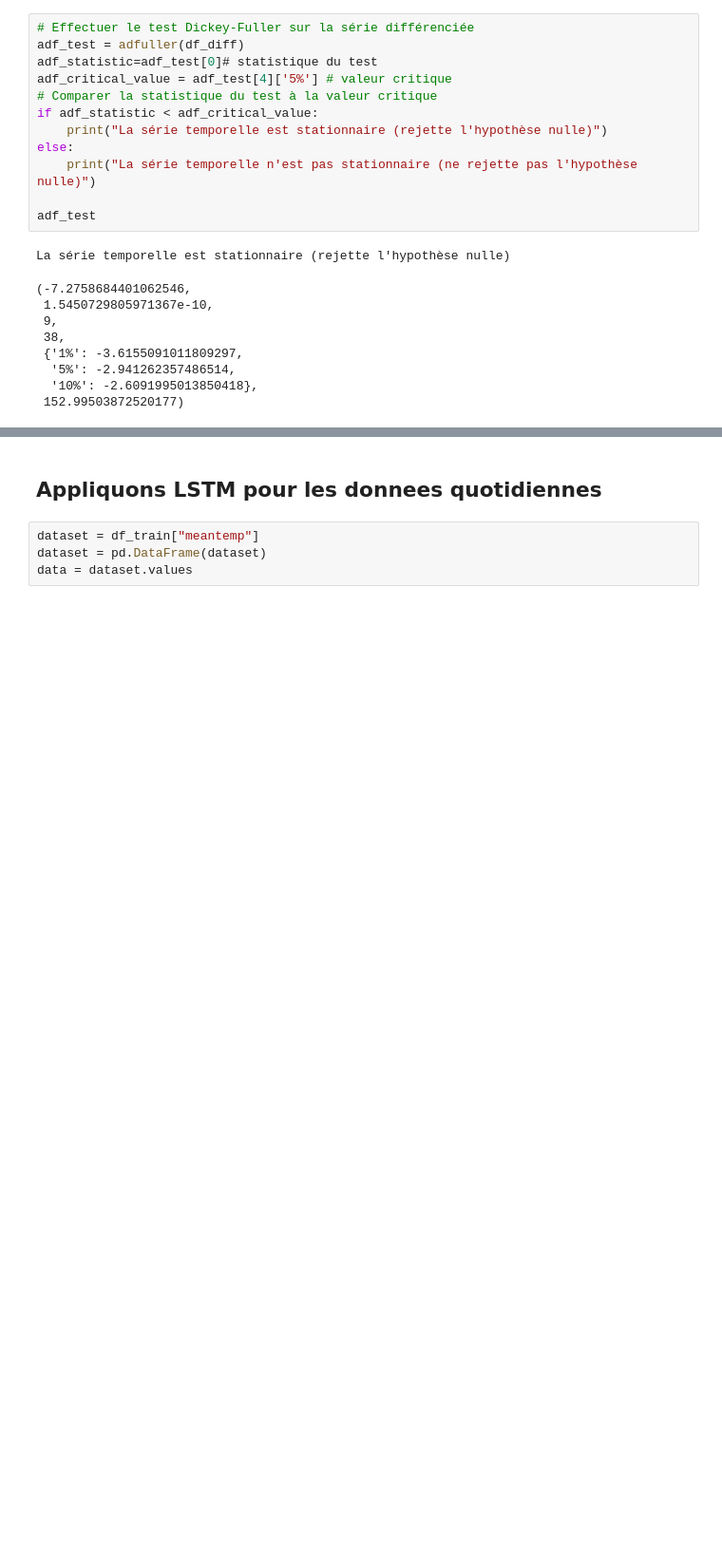
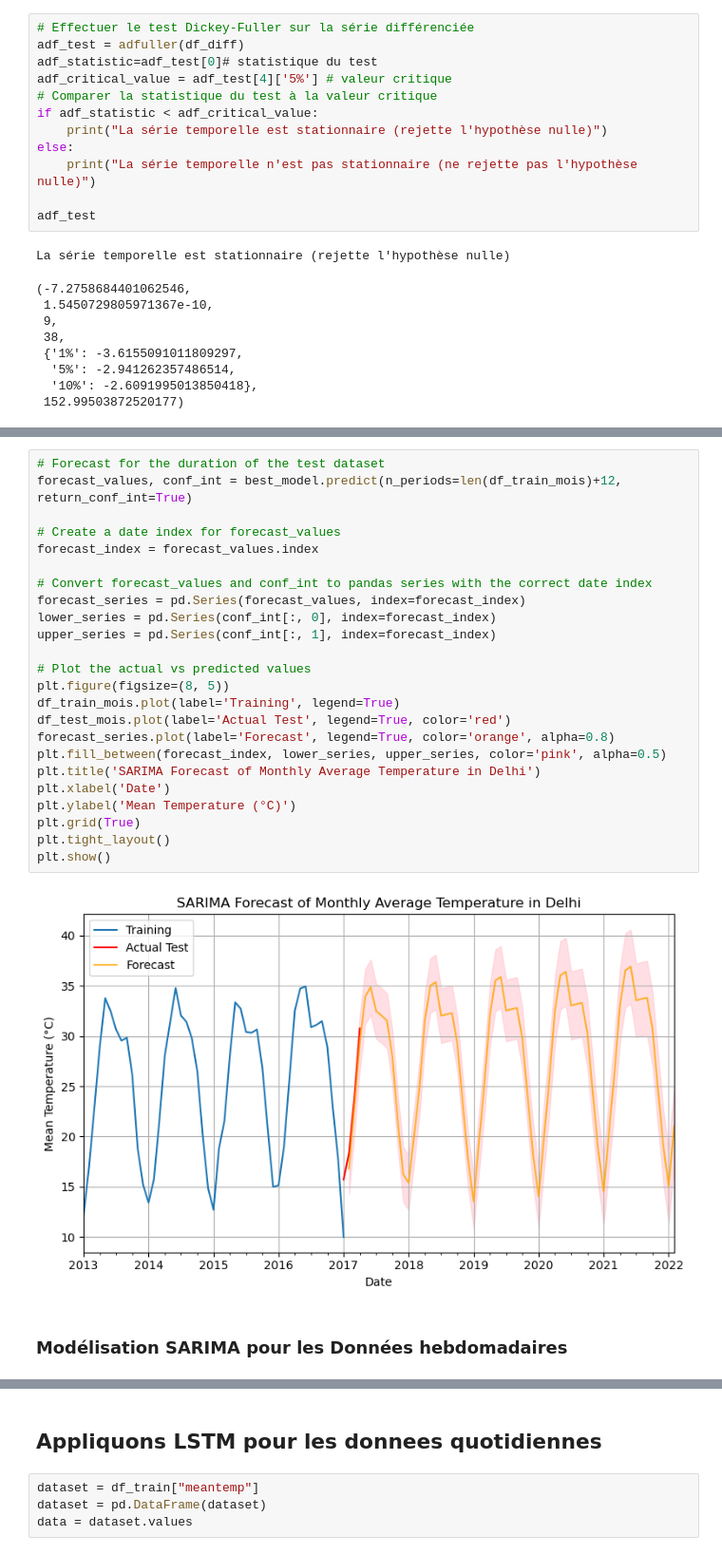
Before and after one commit to Amell-A/TimesSeriesProjet, a Jupyter notebook: TimeSeries.ipynb, the cells around one changed output, grey strips where cells are left out. Shown at 95% size. Cells and saved outputs as stored; diff of their text form; blank space fills up the shorter version.

```diff
--- a/TimeSeries.ipynb
+++ b/TimeSeries.ipynb
@@ -376,0 +266,28 @@ plt.show()
+# %%
+# Forecast for the duration of the test dataset
+forecast_values, conf_int = best_model.predict(n_periods=len(df_train_mois)+12, return_conf_int=True)
+
+# Create a date index for forecast_values
+forecast_index = forecast_values.index
+
+# Convert forecast_values and conf_int to pandas series with the correct date index
+forecast_series = pd.Series(forecast_values, index=forecast_index)
+lower_series = pd.Series(conf_int[:, 0], index=forecast_index)
+upper_series = pd.Series(conf_int[:, 1], index=forecast_index)
+
+# Plot the actual vs predicted values
+plt.figure(figsize=(8, 5))
+df_train_mois.plot(label='Training', legend=True)
+df_test_mois.plot(label='Actual Test', legend=True, color='red')
+forecast_series.plot(label='Forecast', legend=True, color='orange', alpha=0.8)
+plt.fill_between(forecast_index, lower_series, upper_series, color='pink', alpha=0.5)
+plt.title('SARIMA Forecast of Monthly Average Temperature in Delhi')
+plt.xlabel('Date')
+plt.ylabel('Mean Temperature (°C)')
+plt.grid(True)
+plt.tight_layout()
+plt.show()
+# %% [output]
+[figure, added]
+# %% [markdown]
+### Modélisation SARIMA pour les Données hebdomadaires
```
Also changed, not shown: parts of 35 cells of this notebook.
